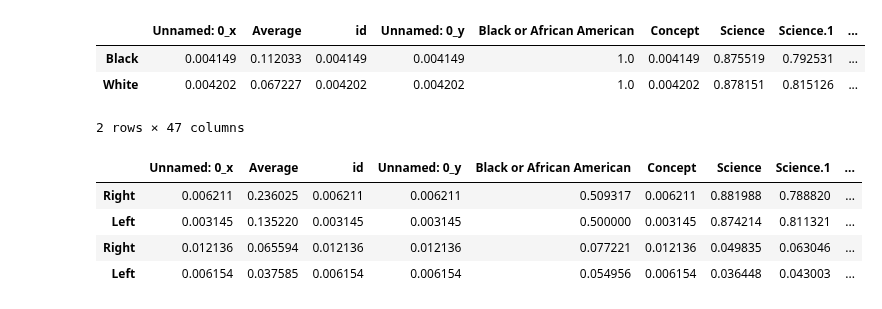
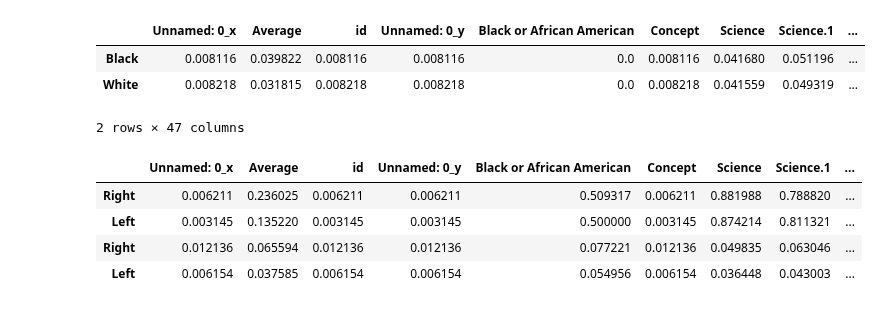
Before and after one commit to ExCaLBBR/ExCaLBBR_Projects, a Jupyter notebook: GraphingDecisions_py.ipynb, the cells around one changed output. Saved outputs shown, nothing was run; the diff lists cells and outputs as text; code cells hidden in the pictures.

```diff
--- a/GraphingDecisions_py.ipynb
+++ b/GraphingDecisions_py.ipynb
@@ -112,10 +102,10 @@ bw_std=pd.DataFrame([b_se,w_se],index=['Black','White'])
-# %%
-bw_prop
-# %% [output]
-|  | Unnamed: 0_x | Average | id | Unnamed: 0_y | Black or African American | Concept | Science | Science.1 | ... |
-| Black | 0.004149 | 0.112033 | 0.004149 | 0.004149 | 1.0 | 0.004149 | 0.875519 | 0.792531 | ... |
-| White | 0.004202 | 0.067227 | 0.004202 | 0.004202 | 1.0 | 0.004202 | 0.878151 | 0.815126 | ... |
-2 rows × 47 columns
+# %%
+bw_se
+# %% [output]
+|  | Unnamed: 0_x | Average | id | Unnamed: 0_y | Black or African American | Concept | Science | Science.1 | ... |
+| Black | 0.008116 | 0.039822 | 0.008116 | 0.008116 | 0.0 | 0.008116 | 0.041680 | 0.051196 | ... |
+| White | 0.008218 | 0.031815 | 0.008218 | 0.008218 | 0.0 | 0.008218 | 0.041559 | 0.049319 | ... |
+2 rows × 47 columns
 # %%
 lr_all=pd.concat([lr_prop, lr_std])
 lr_all
```
Also changed, not shown: parts of 4 cells of this notebook.
